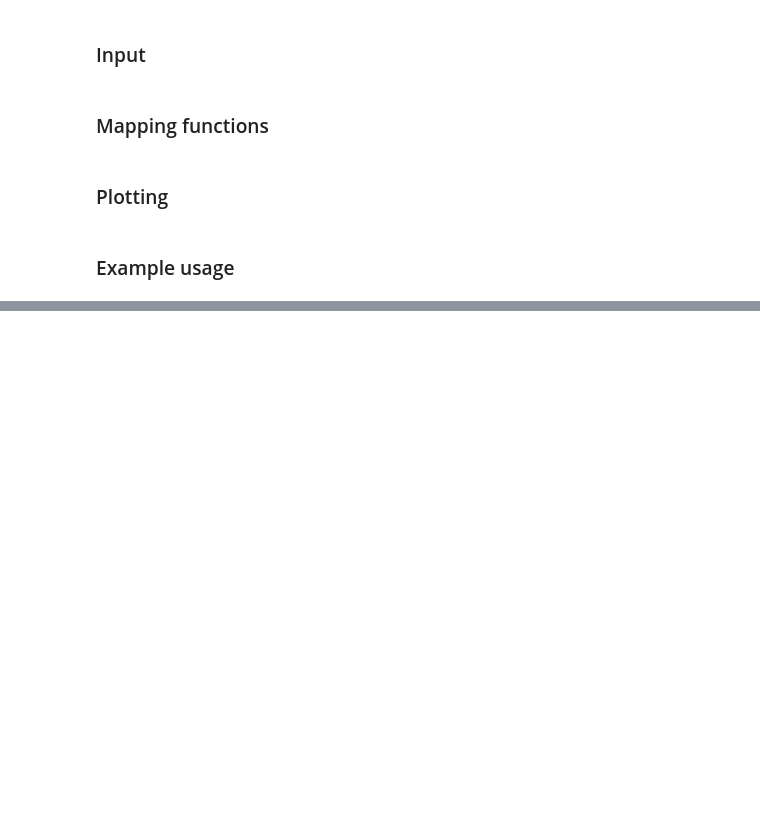
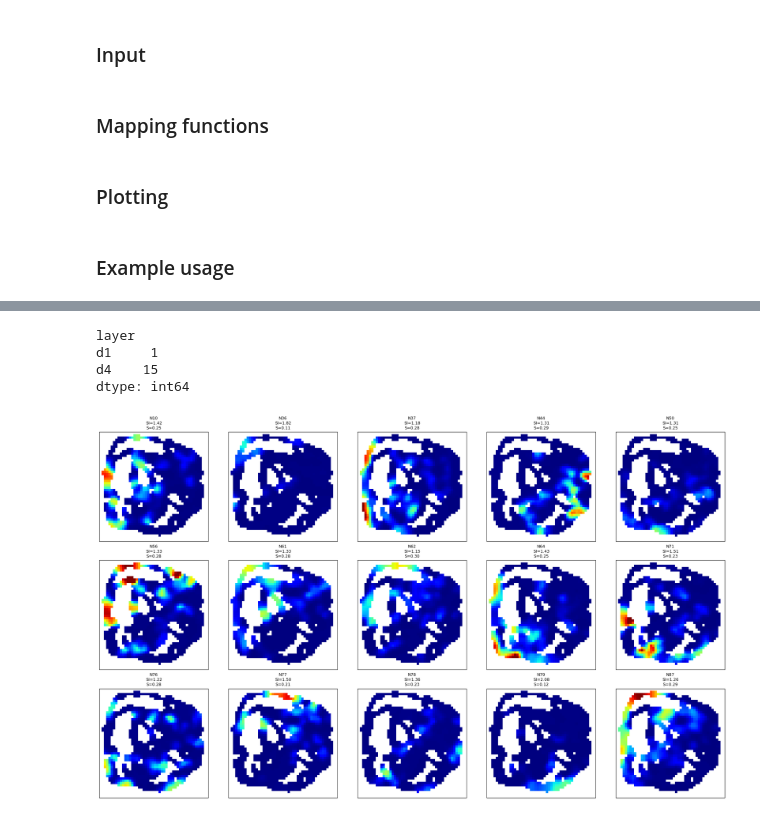
Before and after one commit to Sindhuramrutha/2d_hippocampal_cells, a Jupyter notebook: 2D-place-grid-cells/(edited-july6)liza_firing_rate_maps_clean copy.ipynb, the cells around one changed output, grey strips where cells are left out. Cells and saved outputs as stored; diff of their text form; code cells hidden in the pictures; blank space fills up the shorter version.

Commit message:
refined code, added si and sparsity

```diff
--- a/2D-place-grid-cells/(edited-july6)liza_firing_rate_maps_clean copy.ipynb
+++ b/2D-place-grid-cells/(edited-july6)liza_firing_rate_maps_clean copy.ipynb
@@ -592,8 +760,7 @@ def plot_all_layers_two_trajectories(
 # %%
 
-layer_name = "d4"
 
-pkl_path = "/Users/ais/Desktop/2026_Summer copy/2d_hippocampal_cells/2D-place-grid-cells/2D-traj-results.pkl"
+pkl_path = "/Users/ais/Desktop/2026_Summer/2d_hippocampal_cells/2D-traj-results-training.pkl"
 
 ground_truth, prediction, positions, activations = get_input_data(
     pkl_path,
@@ -697,0 +911,14 @@ Trajectory 38
+# %%
+MIN_OCCUPANCY = 0.5   # tune this to whatever threshold worked for your border fix
+
+metrics_df = compute_metrics_all_layers(
+    pkl_path, traj_indices,
+    bins=N_BINS, bounds=BOUNDS, sigma=SIGMA, eps=EPS,
+    min_occupancy=MIN_OCCUPANCY,
+)
+
+# Top spatially-informative neurons, layer d4 only
+metrics_df[metrics_df["layer"] == "d4"].sort_values("spatial_info", ascending=False).head(10)
+
+# Sparsity distribution per layer, quick sanity check
+metrics_df.groupby("layer")[["spatial_info", "sparsity"]].describe()
@@ -697,0 +961,37 @@ Trajectory 38
+# %%
+place_cells.groupby("layer").size()
+# %% [output]
+layer
+d1     1
+d4    15
+dtype: int64
+# %%
+layer = "d4"
+
+# Load the layer
+_, _, positions, activations = get_input_data(
+    pkl_path,
+    layer_name=layer,
+)
+
+# Compute firing maps
+firing_maps, occ_map = compute_all_neuron_maps(
+    positions,
+    activations,
+    traj_indices,
+    bins=N_BINS,
+    bounds=BOUNDS,
+    sigma=SIGMA,
+    eps=EPS,
+    min_occupancy=MIN_OCCUPANCY,
+)
+# %%
+plot_place_cells(
+    firing_maps=firing_maps,
+    metrics_df=metrics_df,
+    layer_name=layer,
+    si_threshold=0.5,
+    sparsity_threshold=0.3,
+)
+# %% [output]
+[figure, added]
```
Also changed, not shown: parts of 25 cells of this notebook, 2 other files.
